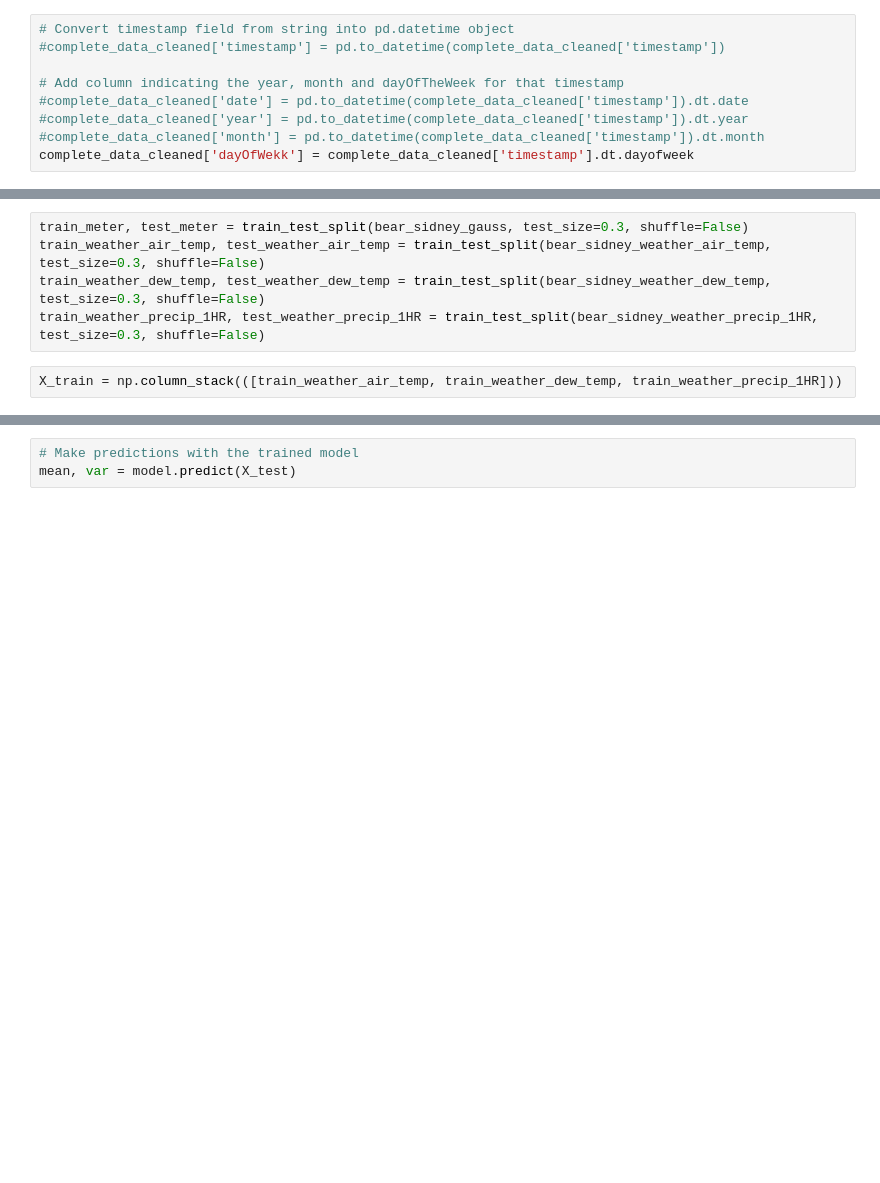
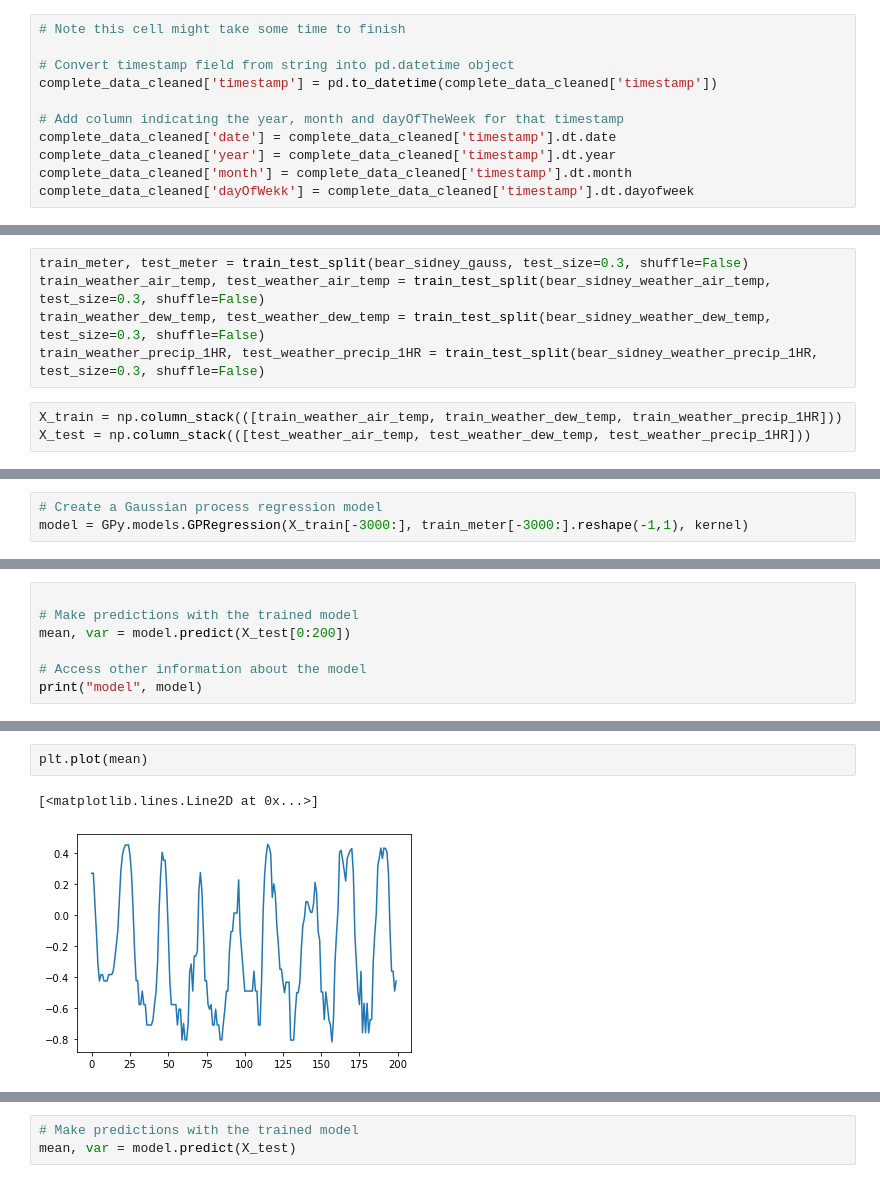
Before and after one commit to mdeppner/energy_demand_prediction_for_buildings, a Jupyter notebook: notebooks/Gaussian Processes Demand Prediction.ipynb, the cells around one changed output, grey strips where cells are left out. Drawn from its saved outputs; the diff is of its cells as text; blank space fills up the shorter version.

```diff
--- a/notebooks/Gaussian Processes Demand Prediction.ipynb
+++ b/notebooks/Gaussian Processes Demand Prediction.ipynb
@@ -112,11 +99,13 @@ complete_data_cleaned.head()
 # %%
+# Note this cell might take some time to finish
+
 # Convert timestamp field from string into pd.datetime object
-#complete_data_cleaned['timestamp'] = pd.to_datetime(complete_data_cleaned['timestamp'])
+complete_data_cleaned['timestamp'] = pd.to_datetime(complete_data_cleaned['timestamp'])
 
 # Add column indicating the year, month and dayOfTheWeek for that timestamp
-#complete_data_cleaned['date'] = pd.to_datetime(complete_data_cleaned['timestamp']).dt.date
-#complete_data_cleaned['year'] = pd.to_datetime(complete_data_cleaned['timestamp']).dt.year
-#complete_data_cleaned['month'] = pd.to_datetime(complete_data_cleaned['timestamp']).dt.month
+complete_data_cleaned['date'] = complete_data_cleaned['timestamp'].dt.date
+complete_data_cleaned['year'] = complete_data_cleaned['timestamp'].dt.year
+complete_data_cleaned['month'] = complete_data_cleaned['timestamp'].dt.month
 complete_data_cleaned['dayOfWekk'] = complete_data_cleaned['timestamp'].dt.dayofweek
 # %% [markdown]
 # Load benchmarks
@@ -333,6 +307,7 @@ train_weather_dew_temp, test_weather_dew_temp = train_test_split(bear_sidney_wea
 train_weather_precip_1HR, test_weather_precip_1HR = train_test_split(bear_sidney_weather_precip_1HR, test_size=0.3, shuffle=False)
 # %%
 X_train = np.column_stack(([train_weather_air_temp, train_weather_dew_temp, train_weather_precip_1HR]))
+X_test = np.column_stack(([test_weather_air_temp, test_weather_dew_temp, test_weather_precip_1HR]))
 # %%
 X_train.shape[0] == train_meter[0:-1].shape[0]
 # %% [output]
@@ -345,0 +320,3 @@ MemoryError: Unable to allocate 1.12 GiB for an array with shape (12279, 12279)
+# %%
+# Create a Gaussian process regression model
+model = GPy.models.GPRegression(X_train[-3000:], train_meter[-3000:].reshape(-1,1), kernel)
@@ -345,0 +329,7 @@ MemoryError: Unable to allocate 1.12 GiB for an array with shape (12279, 12279)
+# %%
+
+# Make predictions with the trained model
+mean, var = model.predict(X_test[0:200])
+
+# Access other information about the model
+print("model", model)
@@ -345,0 +348,5 @@ MemoryError: Unable to allocate 1.12 GiB for an array with shape (12279, 12279)
+# %%
+plt.plot(mean)
+# %% [output]
+[<matplotlib.lines.Line2D at 0x...>]
+[figure, added]
```
Also changed, not shown: parts of 16 cells of this notebook.
